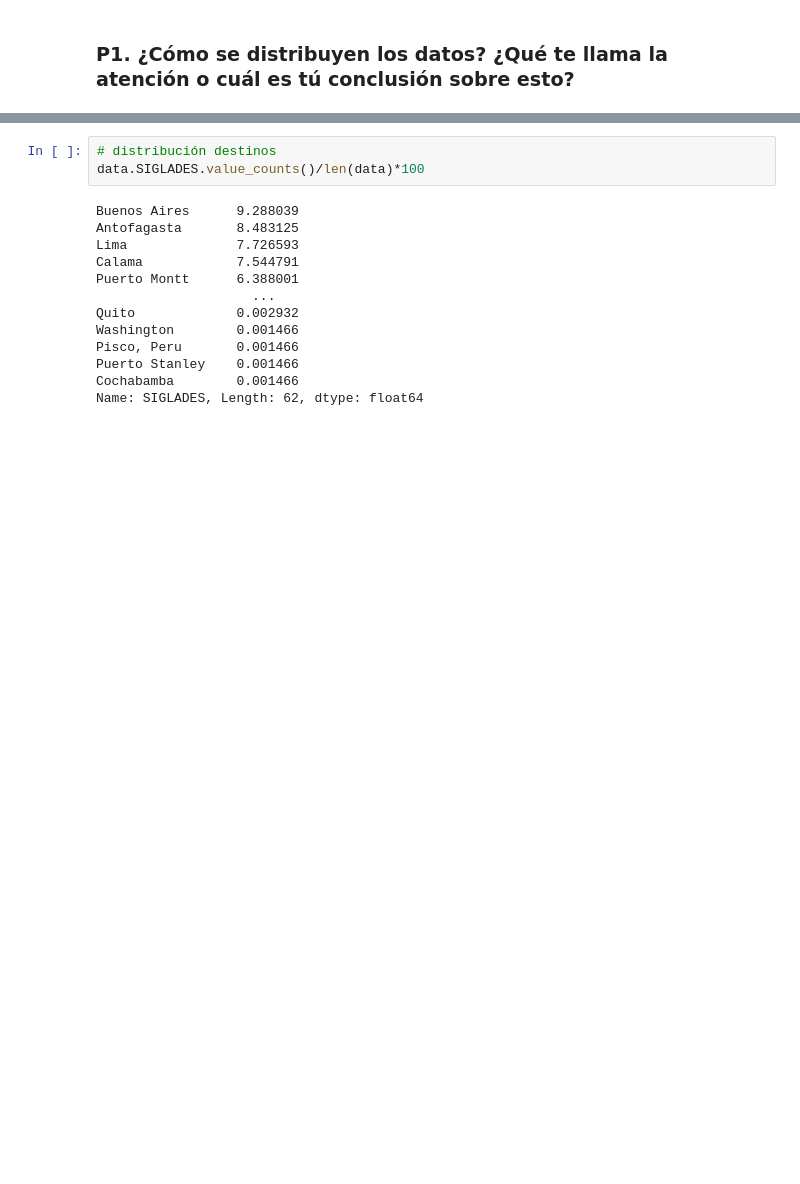
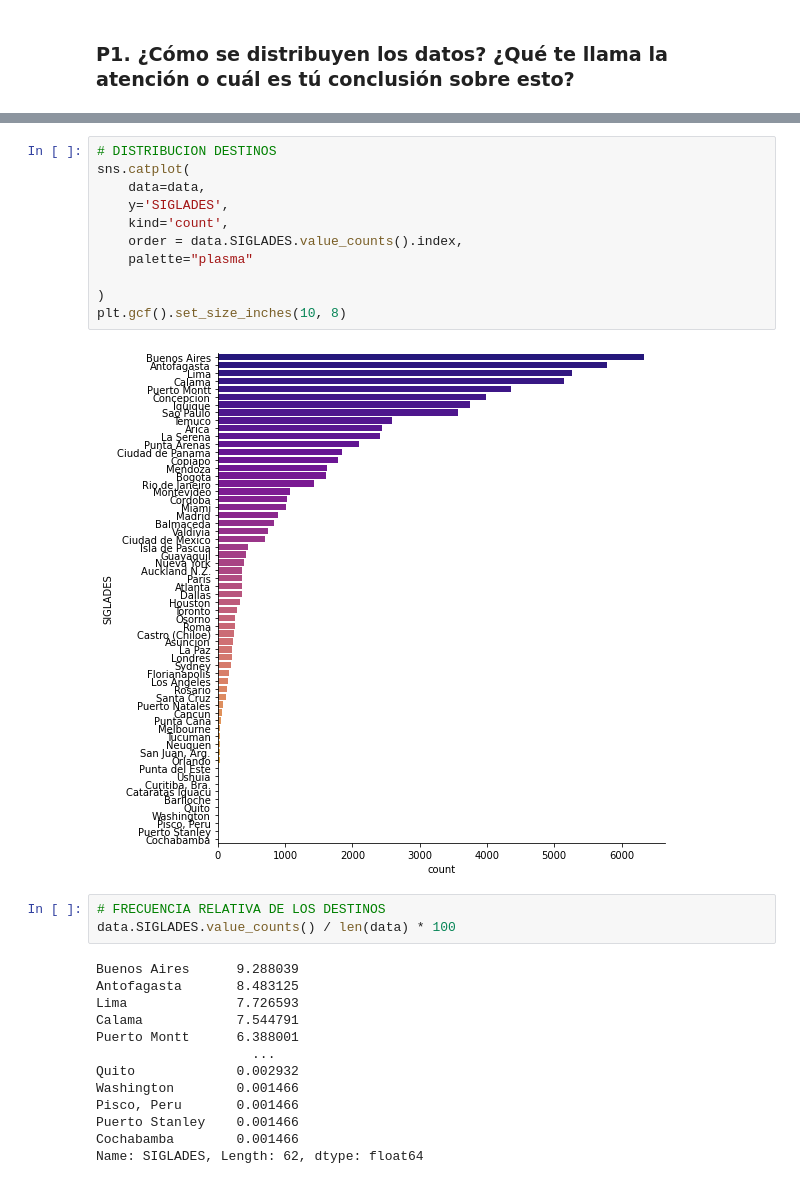
Before and after one commit to samuelsoc/Data-Scientist-Challenge, a Jupyter notebook: solution.ipynb, the cells around one changed output, grey strips where cells are left out. Cells and saved outputs as stored; diff of their text form; blank space fills up the shorter version.

```diff
--- a/solution.ipynb
+++ b/solution.ipynb
@@ -42,6 +77,19 @@ memory usage: 9.4+ MB
+# %%
+# DISTRIBUCION DESTINOS
+sns.catplot(
+    data=data,
+    y='SIGLADES',
+    kind='count',
+    order = data.SIGLADES.value_counts().index,
+    palette="plasma"
+
+)
+plt.gcf().set_size_inches(10, 8)
+# %% [output]
+[figure, added]
 # %%
-# distribución destinos
-data.SIGLADES.value_counts()/len(data)*100
+# FRECUENCIA RELATIVA DE LOS DESTINOS
+data.SIGLADES.value_counts() / len(data) * 100
 # %% [output]
 Buenos Aires      9.288039
 Antofagasta       8.483125
```
Also changed, not shown: parts of 11 cells of this notebook.
